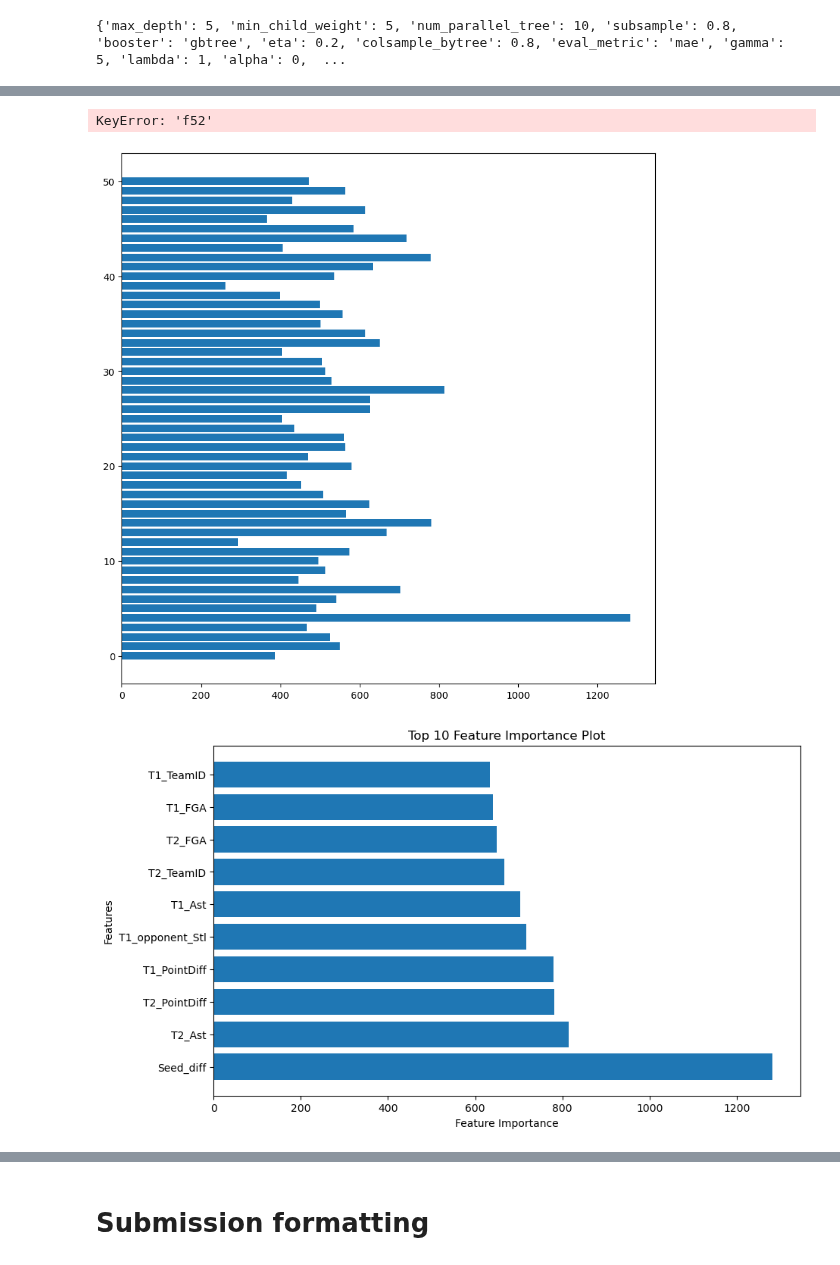
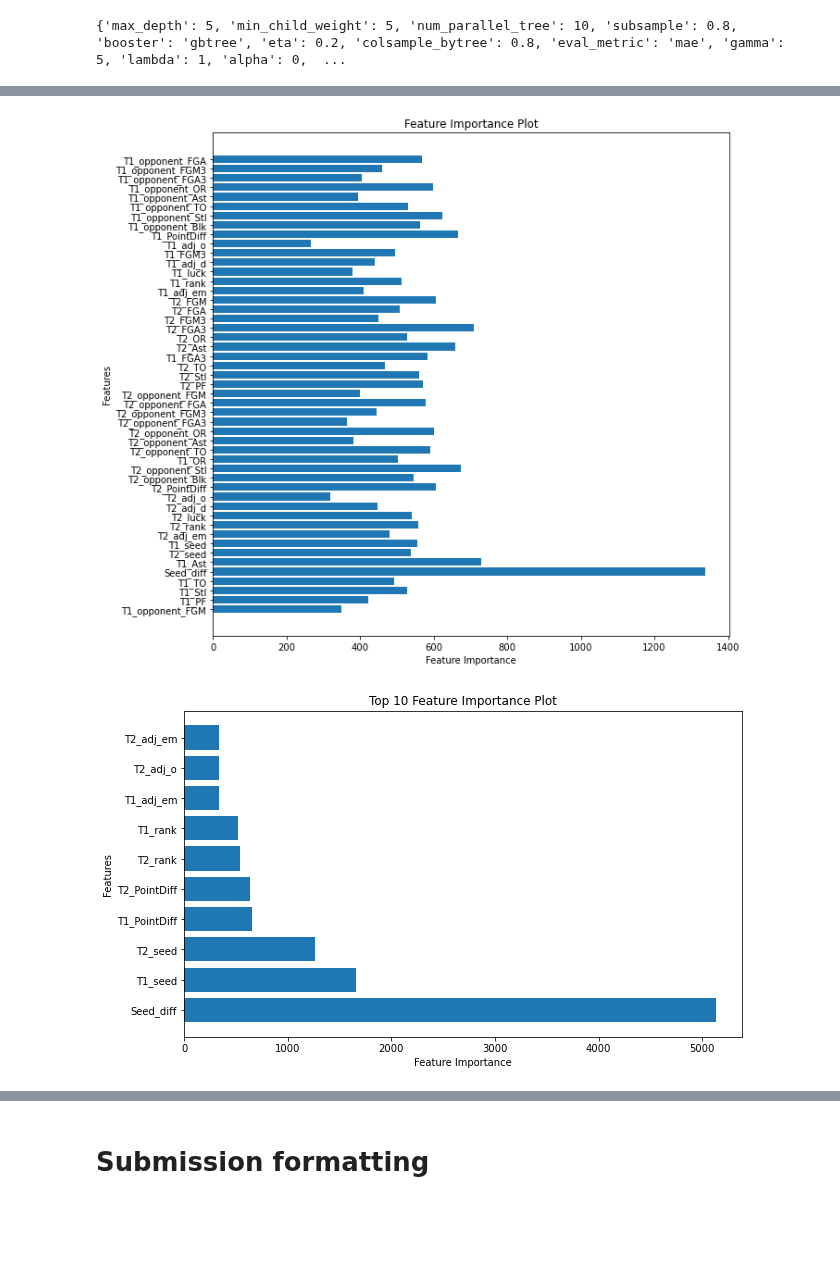
Before and after one commit to joshmccoy2/NCAA_March_Madness, a Jupyter notebook: The Madness of March.ipynb, the cells around one changed output, grey strips where cells are left out. Saved outputs shown, nothing was run; the diff lists cells and outputs as text; code cells hidden in the pictures; blank space fills up the shorter version.

Commit message:
gain

```diff
--- a/The Madness of March.ipynb
+++ b/The Madness of March.ipynb
@@ -708,3 +708,6 @@ features
  'T1_seed',
  'T2_seed',
  'Seed_diff']
+# %%
+features.remove("T2_TeamID")
+features.remove("T1_TeamID")
@@ -762,7 +785,7 @@ print(param)
 {'max_depth': 5, 'min_child_weight': 5, 'num_parallel_tree': 10, 'subsample': 0.8, 'booster': 'gbtree', 'eta': 0.2, 'colsample_bytree': 0.8, 'eval_metric': 'mae', 'gamma': 5, 'lambda': 1, 'alpha': 0,  ...
 # %%
 xgb_cv = []
-repeat_cv = 5
+repeat_cv = 3
 
 for i in range(repeat_cv):
     print(f"Fold repeater {i}")
@@ -951,43 +965,51 @@ plt.ylabel('Features')
 plt.title('Feature Importance Plot')
 plt.show()
 # %% [output]
-KeyError: 'f52'
-[figure, old version]
+[figure, new version]
 # %%
 import numpy as np
 import matplotlib.pyplot as plt
 
 # Define feature names
 feature_names = ['T1_FGM', 'T1_FGA', 'T1_FGM3', 'T1_FGA3', 'T1_OR', 'T1_Ast', 'T1_TO', 'T1_Stl', 'T1_PF', 'T1_opponent_FGM',
                  'T1_opponent_FGA', 'T1_opponent_FGM3', 'T1_opponent_FGA3', 'T1_opponent_OR', 'T1_opponent_Ast', 'T1_opponent_TO',
-                 'T1_opponent_Stl', 'T1_opponent_Blk', 'T1_PointDiff', 'T1_TeamID', 'T1_adj_o', 'T1_adj_d', 'T1_luck', 'T1_rank',
+                 'T1_opponent_Stl', 'T1_opponent_Blk', 'T1_PointDiff', 'T1_adj_o', 'T1_adj_d', 'T1_luck', 'T1_rank',
                  'T1_adj_em', 'T2_FGM', 'T2_FGA', 'T2_FGM3', 'T2_FGA3', 'T2_OR', 'T2_Ast', 'T2_TO', 'T2_Stl', 'T2_PF', 'T2_opponent_FGM',
                  'T2_opponent_FGA', 'T2_opponent_FGM3', 'T2_opponent_FGA3', 'T2_opponent_OR', 'T2_opponent_Ast', 'T2_opponent_TO',
-                 'T2_opponent_Stl', 'T2_opponent_Blk', 'T2_PointDiff', 'T2_TeamID', 'T2_adj_o', 'T2_adj_d', 'T2_luck', 'T2_rank',
+                 'T2_opponent_Stl', 'T2_opponent_Blk', 'T2_PointDiff', 'T2_adj_o', 'T2_adj_d', 'T2_luck', 'T2_rank',
                  'T2_adj_em', 'T1_seed', 'T2_seed', 'Seed_diff']
 
+# feature_names = ['T1_FGM', 'T1_FGA', 'T1_FGM3', 'T1_FGA3', 'T1_OR', 'T1_Ast', 'T1_TO', 'T1_Stl', 'T1_PF', 'T1_opponent_FGM',
+#                  'T1_opponent_FGA', 'T1_opponent_FGM3', 'T1_opponent_FGA3', 'T1_opponent_OR', 'T1_opponent_Ast', 'T1_opponent_TO',
+#                  'T1_opponent_Stl', 'T1_opponent_Blk', 'T1_PointDiff', 'T1_TeamID', 'T1_adj_o', 'T1_adj_d', 'T1_luck', 'T1_rank',
+#                  'T1_adj_em', 'T2_FGM', 'T2_FGA', 'T2_FGM3', 'T2_FGA3', 'T2_OR', 'T2_Ast', 'T2_TO', 'T2_Stl', 'T2_PF', 'T2_opponent_FGM',
+#                  'T2_opponent_FGA', 'T2_opponent_FGM3', 'T2_opponent_FGA3', 'T2_opponent_OR', 'T2_opponent_Ast', 'T2_opponent_TO',
+#                  'T2_opponent_Stl', 'T2_opponent_Blk', 'T2_PointDiff', 'T2_TeamID', 'T2_adj_o', 'T2_adj_d', 'T2_luck', 'T2_rank',
+#                  'T2_adj_em', 'T1_seed', 'T2_seed', 'Seed_diff']
+
+
 # Retrieve feature importances
-importance = model.get_score(importance_type='cover')
+importance = model.get_score(importance_type='gain')
 
 # Sort feature importances in descending order
 sorted_idx = np.argsort(list(importance.values()))[::-1]  # Reverse the order to get descending
 
 # Select top 10 features
 top_10_features = sorted_idx[:10]
 
 # Create a mapping between index keys and feature names
 index_to_feature = {f'f{i}': feature_names[i] for i in range(len(feature_names))}
 
 # Plot feature importances for the top 10 features
 plt.figure(figsize=(10, 6))
 plt.barh(range(10), [importance[list(importance.keys())[i]] for i in top_10_features], align='center')
 plt.yticks(range(10), [index_to_feature[list(importance.keys())[i]] for i in top_10_features])
 plt.xlabel('Feature Importance')
 plt.ylabel('Features')
 plt.title('Top 10 Feature Importance Plot')
 plt.show()
 # %% [output]
-[figure, old version]
+[figure, new version]
 # %%
 importance_weight = model.get_score(importance_type='weight')
 importance_gain = model.get_score(importance_type='gain')
```
Also changed, not shown: parts of 9 cells of this notebook.
